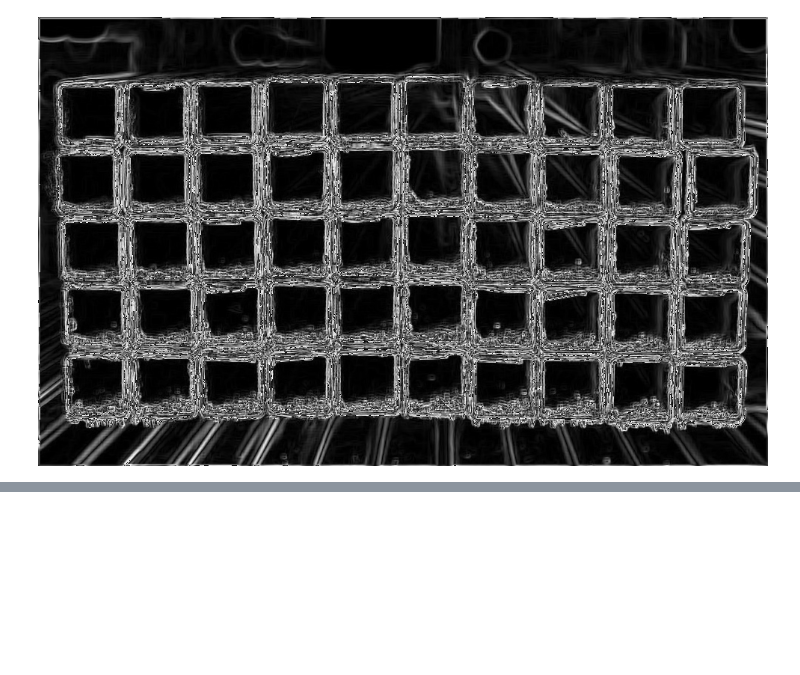
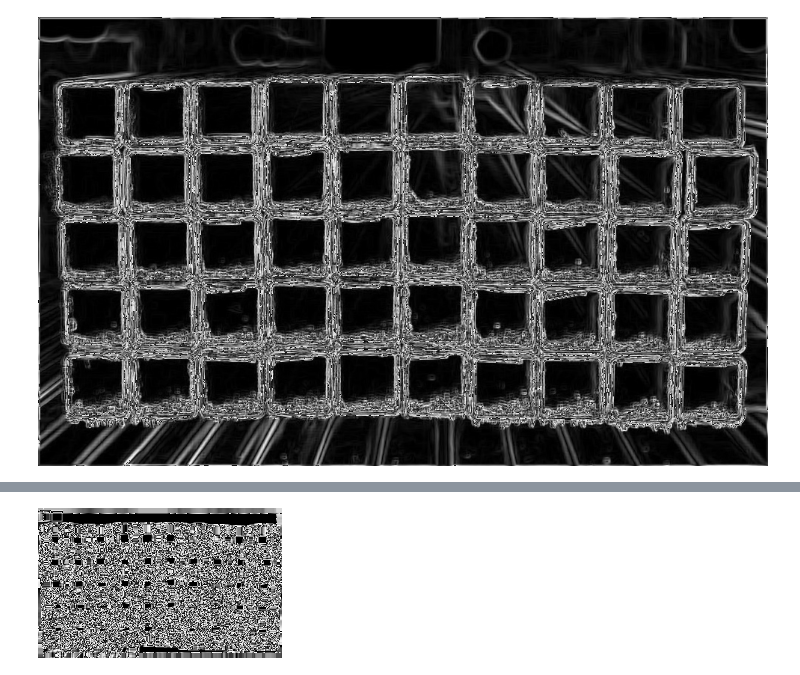
Before and after one commit to Petroniuss/pattern-recognition, a Jupyter notebook: lab2/lab2.ipynb, the cells around one changed output, grey strips where cells are left out. Cells and saved outputs as stored; diff of their text form; code cells hidden in the pictures; blank space fills up the shorter version.

```diff
--- a/lab2/lab2.ipynb
+++ b/lab2/lab2.ipynb
@@ -175,0 +211,39 @@ show_gradient_intensity(gradient_intensity)
+# %%
+def square_kernel(n):
+    # shape = (height x width) x in_channels x out_channels
+    def make_kernel(shape, dtype=tf.float32):
+        square = np.zeros((n, n))
+        for i in range(n):
+            square[i, 0] = 1.0
+            square[i, n - 1] = 1.0
+            square[0, i] = 1.0
+            square[n - 1, i] = 1.0
+
+        kernel_in = np.array([[square]])
+        kernel_in = np.transpose(kernel_in, (2, 3, 1, 0))
+
+        return tf.constant(kernel_in, dtype=dtype)
+
+    return make_kernel
+
+def square_conv2d_layers(sizes):
+    for n in sizes:
+        layer = keras.layers.Conv2DTranspose(1, (n, n), padding='same', kernel_initializer=square_kernel(n))
+        yield layer
+
+def apply_conv2d_layers(y, sizes):
+    layers = square_conv2d_layers(square_sizes)
+    return [layer(y) for layer in layers]
+
+def show(out):
+    grayscale = np.transpose(out.numpy(), (0, 3, 1, 2))[0, 0]
+    return Image.fromarray(np.uint8(grayscale * 255), 'L')
+
+from_n = 3
+to_n = 15
+square_sizes = range(from_n, to_n + 1)
+
+foo = apply_conv2d_layers(y, square_sizes)
+show(foo[8])
+# %% [output]
+[figure, added]
```
Also changed, not shown: parts of 7 cells of this notebook.
